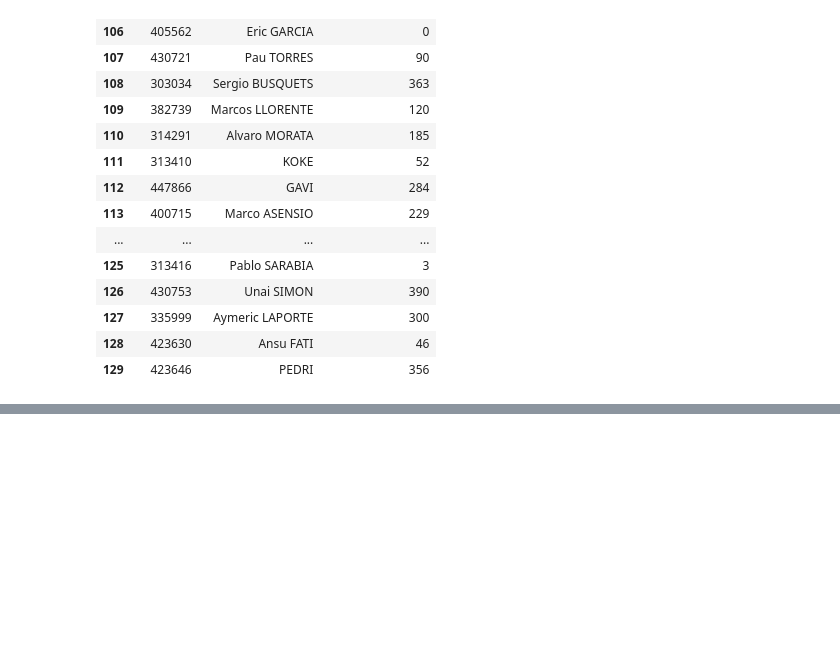
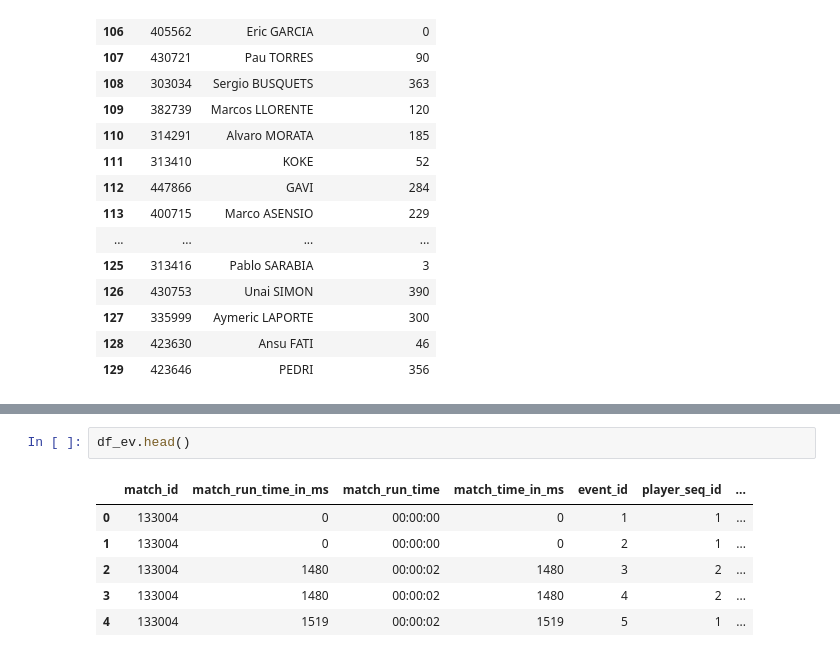
Before and after one commit to Davidteje/FP_Fifa-World-Cup-2022_Spain-Analysis, a Jupyter notebook: src/main.ipynb, the cells around one changed output, grey strips where cells are left out. Drawn from its saved outputs; the diff is of its cells as text; blank space fills up the shorter version.

```diff
--- a/src/main.ipynb
+++ b/src/main.ipynb
@@ -161,0 +182,9 @@ minutos_jugados(df_esp_mar, df_minutos)
+# %%
+df_ev.head()
+# %% [output]
+|  | match_id | match_run_time_in_ms | match_run_time | match_time_in_ms | event_id | player_seq_id | ... |
+| 0 | 133004 | 0 | 00:00:00 | 0 | 1 | 1 | ... |
+| 1 | 133004 | 0 | 00:00:00 | 0 | 2 | 1 | ... |
+| 2 | 133004 | 1480 | 00:00:02 | 1480 | 3 | 2 | ... |
+| 3 | 133004 | 1480 | 00:00:02 | 1480 | 4 | 2 | ... |
+| 4 | 133004 | 1519 | 00:00:02 | 1519 | 5 | 1 | ... |
```
Also changed, not shown: parts of 9 cells of this notebook, 17 other files.
